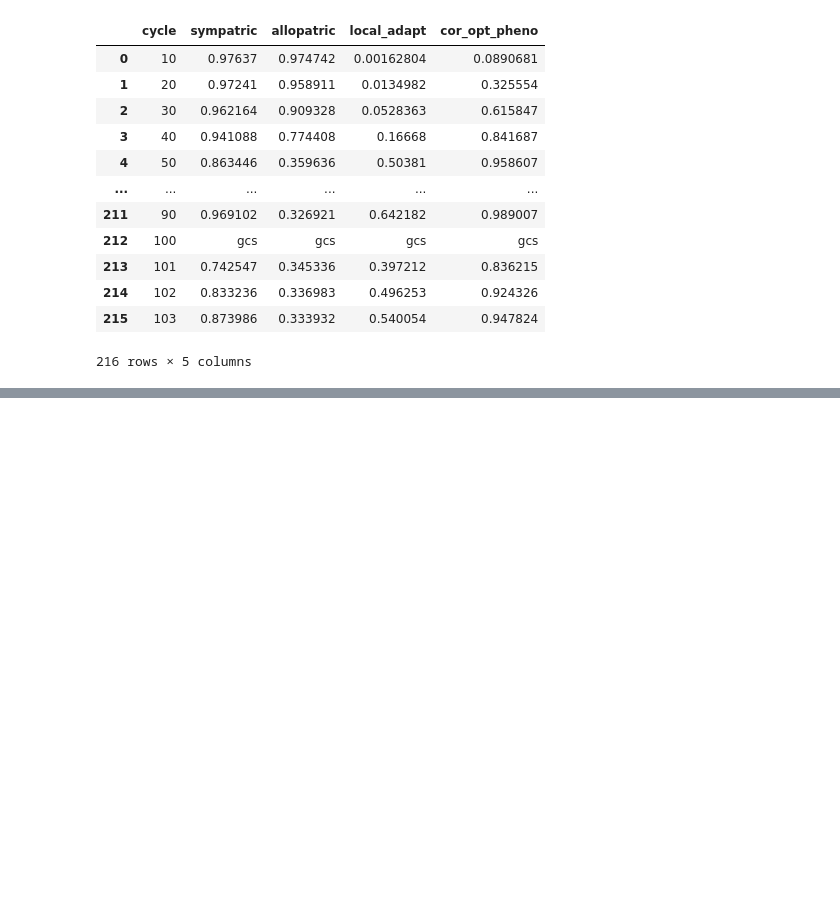
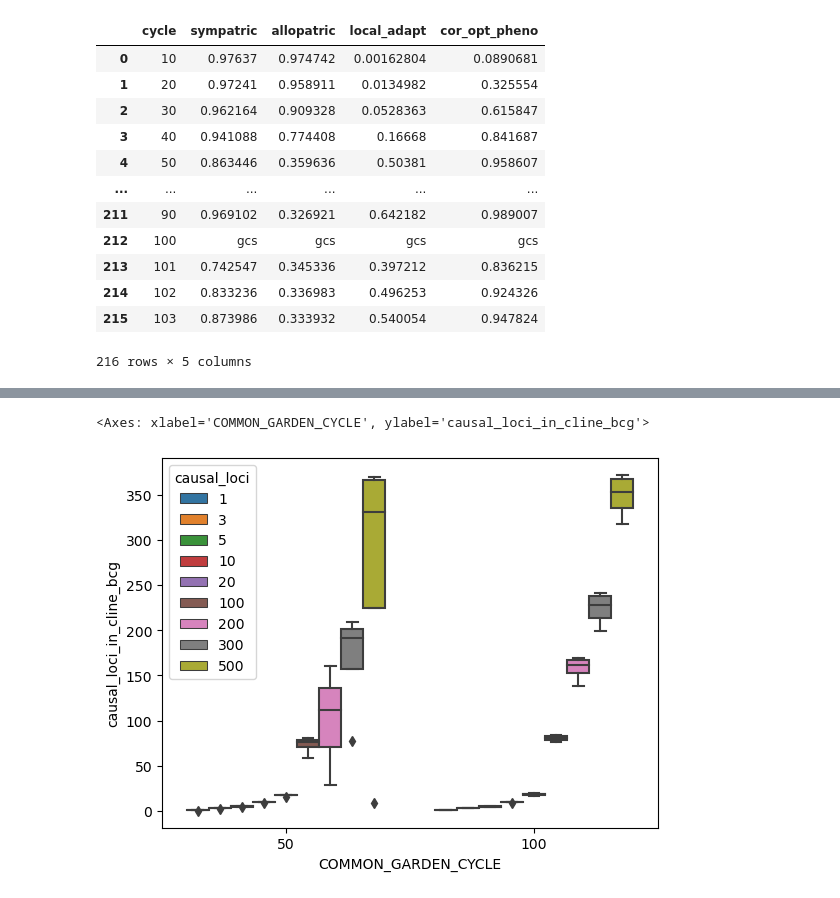
Before and after one commit to Tatianabellagio/cline_creation, a Jupyter notebook: readin_results.ipynb, the cells around one changed output, grey strips where cells are left out. Saved outputs shown, nothing was run; the diff lists cells and outputs as text; code cells hidden in the pictures; blank space fills up the shorter version.

```diff
--- a/readin_results.ipynb
+++ b/readin_results.ipynb
@@ -196,0 +533,7 @@ la
+# %%
+results.copy()
+
+sns.boxplot(results, x = 'COMMON_GARDEN_CYCLE', y = 'causal_loci_in_cline_bcg', hue = 'causal_loci')
+# %% [output]
+<Axes: xlabel='COMMON_GARDEN_CYCLE', ylabel='causal_loci_in_cline_bcg'>
+[figure, added]
```
Also changed, not shown: parts of 62 cells of this notebook, 3 other files.
